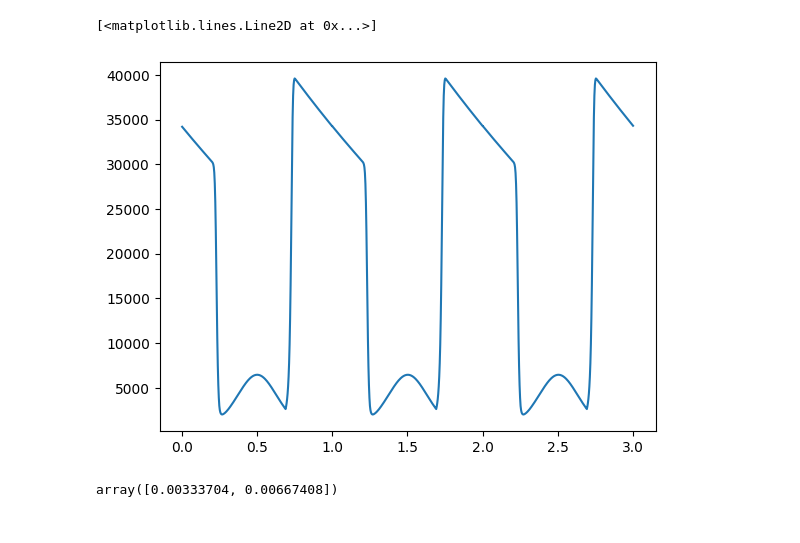
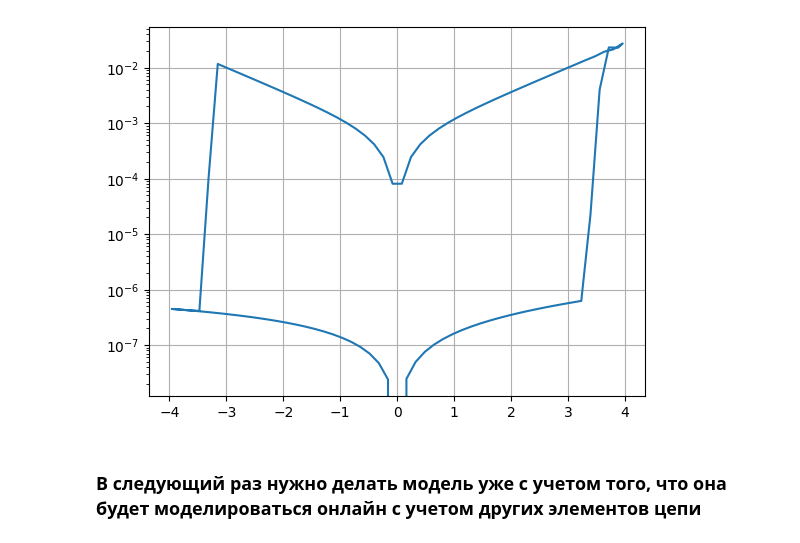
Before and after one commit to OneMoreGate/Memristor_modeling, a Jupyter notebook: main_oop.ipynb, the cells around one changed output. Saved outputs shown, nothing was run; the diff lists cells and outputs as text; code cells hidden in the pictures.

```diff
--- a/main_oop.ipynb
+++ b/main_oop.ipynb
@@ -130,24 +130,22 @@ class Model(Signal, Hyperparameters, Calculation):
 # %%
 m = Model()
 
-m.set_default()
-m.set_puls_params(reprtition=3, n_points=300)
+m.set_hyperparams(V_th=3, a=100000, n=13, beta=10 ** (-3), xi=10**(-6), alpha_m=1)
+m.set_puls_params(reprtition=1, n_points=100, frequency=1000000, amplitude=4)
 m.set_puls_form(puls_type='triangle')
 m.calculate()
 t = m.time_array
 V = m.V
 I = m.I
 
-R = V/I
+#R = V/I
 
 
-plt.plot(t, R)
+plt.plot(V, np.abs(I))
+plt.grid()
+plt.yscale('log')
+#plt.ylim([10**(-8),10**(-1)])
 # %% [output]
-[<matplotlib.lines.Line2D at 0x...>]
-[figure, old version]
+[figure, new version]
-# %%
-t = m.time_array
-
-t[1:3]
-# %% [output]
-array([0.00333704, 0.00667408])
+# %% [markdown]
+### В следующий раз нужно делать модель уже с учетом того, что она будет моделироваться онлайн с учетом других элементов цепи
```
